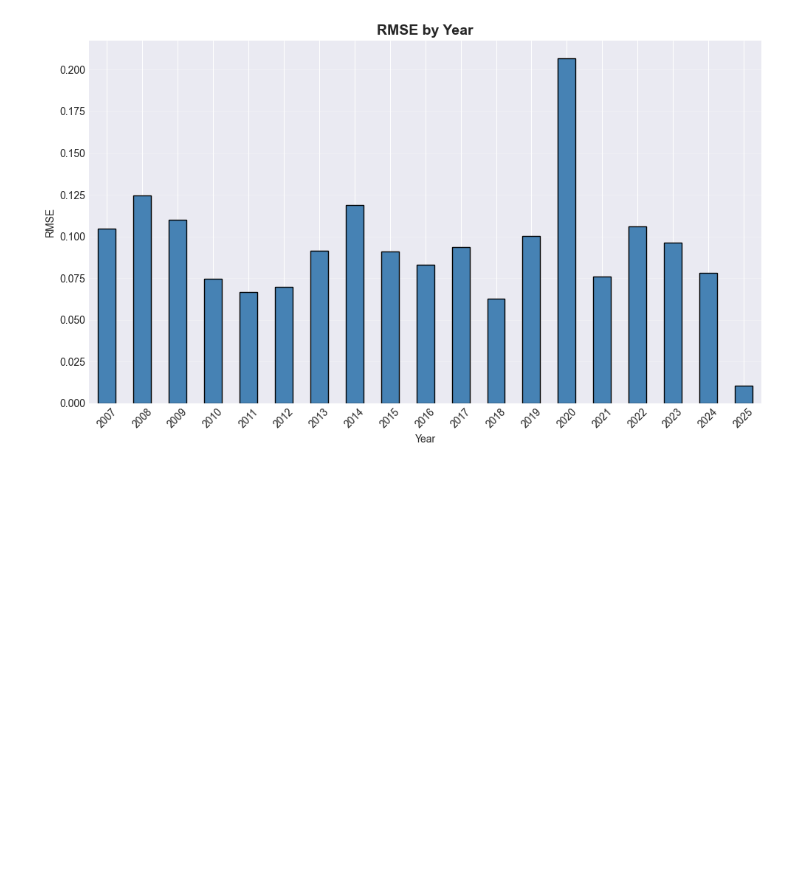
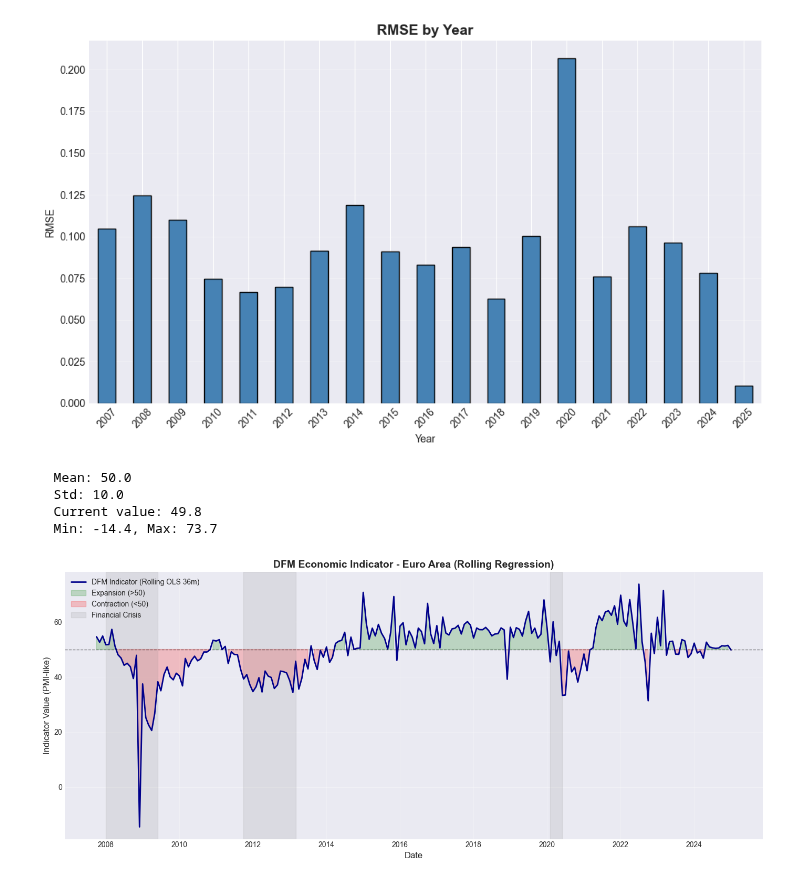
Before and after one commit to Timodang/Macro-financial-index, a Jupyter notebook: main.ipynb, the cells around one changed output. Cells and saved outputs as stored; diff of their text form; code cells hidden in the pictures; blank space fills up the shorter version.

```diff
--- a/main.ipynb
+++ b/main.ipynb
@@ -863,6 +888,74 @@ year
 2025   0.0104
 Name: rmse, dtype: float64
 [figure]
+# %%
+# We build and plot the index built from the Lasso
+raw_indicator_rolling_lasso = lasso_result.y_pred
+df_indicator_lasso:pd.DataFrame = indicator_pmi(-raw_indicator_rolling_lasso)
+print(f"  Mean: 50.0")
+print(f"  Std: 10.0")
+print(f"  Current value: {df_indicator_lasso['Indicator'].iloc[-1]:.1f}")
+print(f"  Min: {df_indicator_lasso['Indicator'].min():.1f}, Max: {df_indicator_lasso['Indicator'].max():.1f}")
+
+#Plot
+fig, ax = plt.subplots(figsize=(14, 6))
+
+ax.plot(
+    df_indicator_lasso.index,
+    df_indicator_lasso["Indicator"],
+    linewidth=2,
+    label=f"DFM Indicator (Rolling OLS {window}m)",
+    color="darkblue",
+)
+ax.axhline(50, color="black", linestyle="--", linewidth=1, alpha=0.5)
+
+ax.fill_between(
+    df_indicator_lasso.index,
+    50,
+    df_indicator_lasso["Indicator"],
+    where=(df_indicator_lasso["Indicator"] > 50),
+    alpha=0.2,
+    color="green",
+    label="Expansion (>50)",
+)
+ax.fill_between(
+    df_indicator_lasso.index,
+    50,
+    df_indicator_lasso["Indicator"],
+    where=(df_indicator_lasso["Indicator"] < 50),
+    alpha=0.2,
+    color="red",
+    label="Contraction (<50)",
+)
+
+recessions = [
+    ("2008-01", "2009-06", "Financial Crisis"),
+    ("2011-10", "2013-03", "Sovereign Debt"),
+    ("2020-02", "2020-06", "COVID-19"),
+]
+for start, end, label in recessions:
+    ax.axvspan(
+        pd.Timestamp(start),
+        pd.Timestamp(end),
+        alpha=0.15,
+        color="gray",
+        label=label if recessions[0] == (start, end, label) else "",
+    )
+
+ax.set_xlabel("Date", fontsize=12)
+ax.set_ylabel("Indicator Value (PMI-like)", fontsize=12)
+ax.set_title("DFM Economic Indicator - Euro Area (Rolling Regression)", fontsize=14, fontweight="bold")
+ax.legend(loc="upper left", fontsize=10)
+ax.grid(True, alpha=0.3)
+
+plt.tight_layout()
+plt.show()
+# %% [output]
+  Mean: 50.0
+  Std: 10.0
+  Current value: 49.8
+  Min: -14.4, Max: 73.7
+[figure, added]
 # %%
 from src.model import RollingLasso, RollingRidge, RollingElasticNet, plot_rolling_results
 print("="*70)
```
Also changed, not shown: parts of 11 cells of this notebook, 5 other files.
